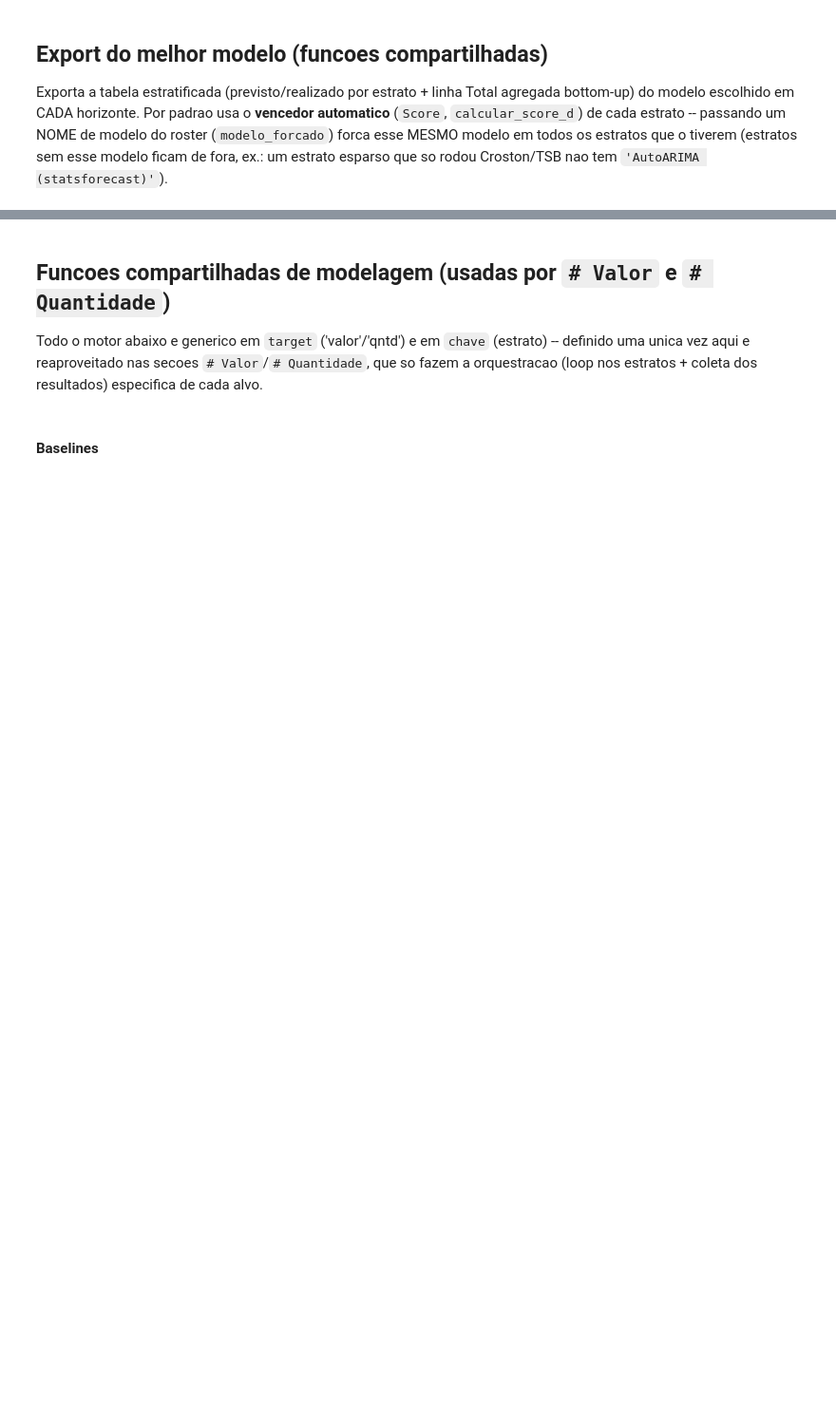
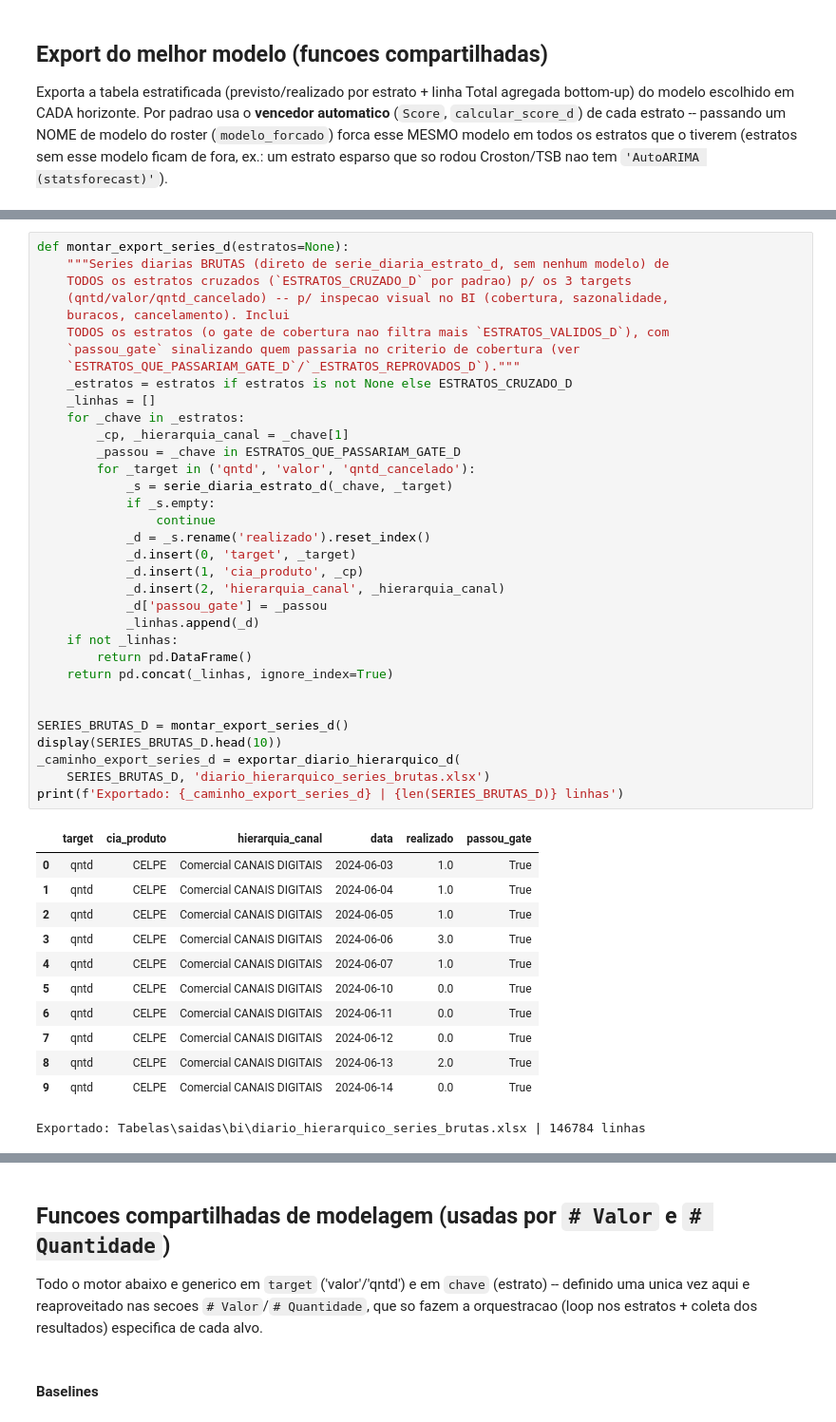
Before and after one commit to Daniel-Alexandre-Ramazzotte/Modelo-Vendas-Diario, a Jupyter notebook: scripts/experimentos/experimento_diario_hierarquico.ipynb, the cells around one changed output, grey strips where cells are left out. Shown at 95% size. Cells and saved outputs as stored; diff of their text form; blank space fills up the shorter version.

```diff
--- a/scripts/experimentos/experimento_diario_hierarquico.ipynb
+++ b/scripts/experimentos/experimento_diario_hierarquico.ipynb
@@ -614,3 +786,50 @@ def montar_export_traj_d(target, nowcasts_por_estrato, vencedores, modelo_forcad
     _out = pd.concat([_total[_cols_final], _detalhe[_cols_final]], ignore_index=True)
     _out['erro_pct'] = (_out['Nowcast'] - _out['Real']) / _out['Real'].replace(0, np.nan) * 100
     return _out.rename(columns={'Nowcast': 'nowcast', 'Real': 'real'})
+# %%
+def montar_export_series_d(estratos=None):
+    """Series diarias BRUTAS (direto de serie_diaria_estrato_d, sem nenhum modelo) de
+    TODOS os estratos cruzados (`ESTRATOS_CRUZADO_D` por padrao) p/ os 3 targets
+    (qntd/valor/qntd_cancelado) -- p/ inspecao visual no BI (cobertura, sazonalidade,
+    buracos, cancelamento). Inclui
+    TODOS os estratos (o gate de cobertura nao filtra mais `ESTRATOS_VALIDOS_D`), com
+    `passou_gate` sinalizando quem passaria no criterio de cobertura (ver
+    `ESTRATOS_QUE_PASSARIAM_GATE_D`/`_ESTRATOS_REPROVADOS_D`)."""
+    _estratos = estratos if estratos is not None else ESTRATOS_CRUZADO_D
+    _linhas = []
+    for _chave in _estratos:
+        _cp, _hierarquia_canal = _chave[1]
+        _passou = _chave in ESTRATOS_QUE_PASSARIAM_GATE_D
+        for _target in ('qntd', 'valor', 'qntd_cancelado'):
+            _s = serie_diaria_estrato_d(_chave, _target)
+            if _s.empty:
+                continue
+            _d = _s.rename('realizado').reset_index()
+            _d.insert(0, 'target', _target)
+            _d.insert(1, 'cia_produto', _cp)
+            _d.insert(2, 'hierarquia_canal', _hierarquia_canal)
+            _d['passou_gate'] = _passou
+            _linhas.append(_d)
+    if not _linhas:
+        return pd.DataFrame()
+    return pd.concat(_linhas, ignore_index=True)
+
+
+SERIES_BRUTAS_D = montar_export_series_d()
+display(SERIES_BRUTAS_D.head(10))
+_caminho_export_series_d = exportar_diario_hierarquico_d(
+    SERIES_BRUTAS_D, 'diario_hierarquico_series_brutas.xlsx')
+print(f'Exportado: {_caminho_export_series_d} | {len(SERIES_BRUTAS_D)} linhas')
+# %% [output]
+|  | target | cia_produto | hierarquia_canal | data | realizado | passou_gate |
+| 0 | qntd | CELPE | Comercial CANAIS DIGITAIS | 2024-06-03 | 1.0 | True |
+| 1 | qntd | CELPE | Comercial CANAIS DIGITAIS | 2024-06-04 | 1.0 | True |
+| 2 | qntd | CELPE | Comercial CANAIS DIGITAIS | 2024-06-05 | 1.0 | True |
+| 3 | qntd | CELPE | Comercial CANAIS DIGITAIS | 2024-06-06 | 3.0 | True |
+| 4 | qntd | CELPE | Comercial CANAIS DIGITAIS | 2024-06-07 | 1.0 | True |
+| 5 | qntd | CELPE | Comercial CANAIS DIGITAIS | 2024-06-10 | 0.0 | True |
+| 6 | qntd | CELPE | Comercial CANAIS DIGITAIS | 2024-06-11 | 0.0 | True |
+| 7 | qntd | CELPE | Comercial CANAIS DIGITAIS | 2024-06-12 | 0.0 | True |
+| 8 | qntd | CELPE | Comercial CANAIS DIGITAIS | 2024-06-13 | 2.0 | True |
+| 9 | qntd | CELPE | Comercial CANAIS DIGITAIS | 2024-06-14 | 0.0 | True |
+Exportado: Tabelas\saidas\bi\diario_hierarquico_series_brutas.xlsx | 146784 linhas
```
Also changed, not shown: parts of 141 cells of this notebook, 7 other files.
